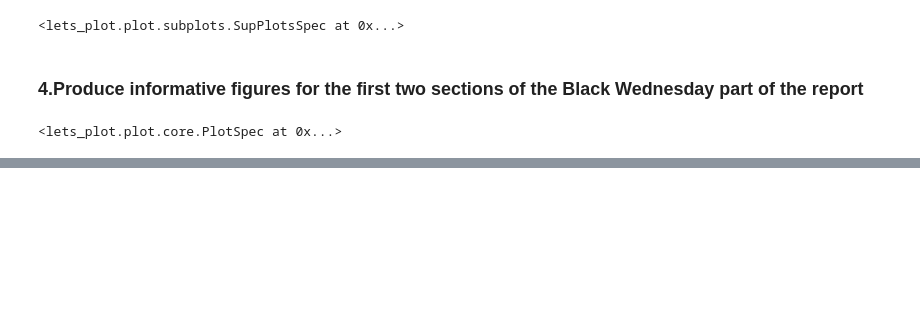
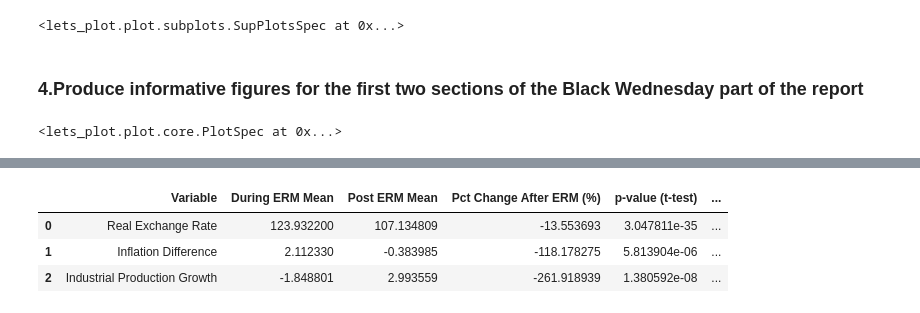
Before and after one commit to thoomkuzhymatthew/EC1B1_group28, a Jupyter notebook: code/BlackWednesday.ipynb, the cells around one changed output, grey strips where cells are left out. Drawn from its saved outputs; the diff is of its cells as text; code cells hidden in the pictures; blank space fills up the shorter version.

```diff
--- a/code/BlackWednesday.ipynb
+++ b/code/BlackWednesday.ipynb
@@ -584,0 +547,7 @@ for _plot, _plot_name in plots:
+# %%
+results
+# %% [output]
+|  | Variable | During ERM Mean | Post ERM Mean | Pct Change After ERM (%) | p-value (t-test) | ... |
+| 0 | Real Exchange Rate | 123.932200 | 107.134809 | -13.553693 | 3.047811e-35 | ... |
+| 1 | Inflation Difference | 2.112330 | -0.383985 | -118.178275 | 5.813904e-06 | ... |
+| 2 | Industrial Production Growth | -1.848801 | 2.993559 | -261.918939 | 1.380592e-08 | ... |
```
Also changed, not shown: parts of 11 cells of this notebook, 2 other files.
